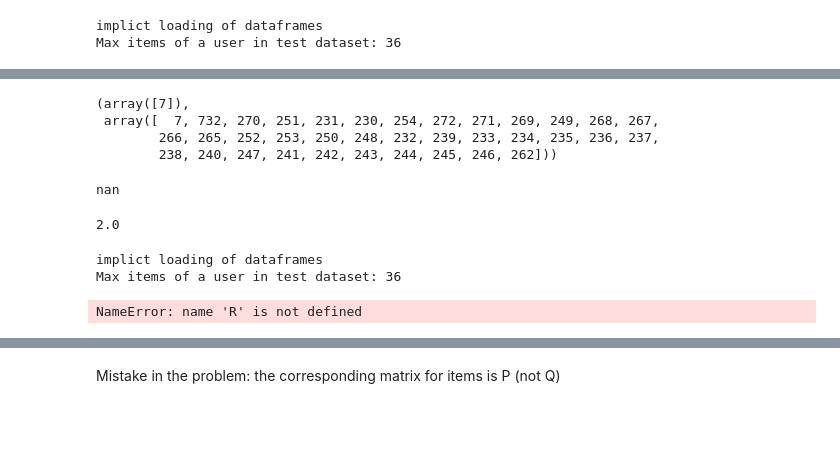
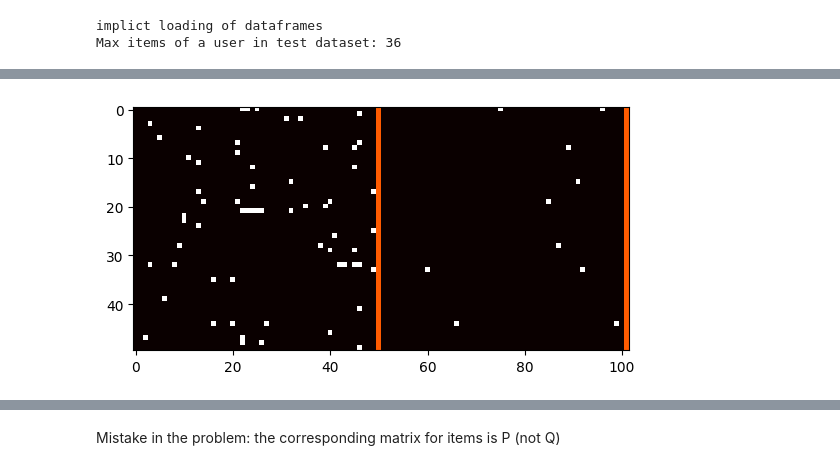
Before and after one commit to aeirya/information-retrieval-course, a Jupyter notebook: hw3/hw3_local.ipynb, the cells around one changed output, grey strips where cells are left out. Cells and saved outputs as stored; diff of their text form; code cells hidden in the pictures; blank space fills up the shorter version.

```diff
--- a/hw3/hw3_local.ipynb
+++ b/hw3/hw3_local.ipynb
@@ -96,23 +76,5 @@ S = topk(Rt, K)
-# %%
-u = 898
-golds[u], S[u]
-# %% [output]
-(array([7]),
- array([  7, 732, 270, 251, 231, 230, 254, 272, 271, 269, 249, 268, 267,
-        266, 265, 252, 253, 250, 248, 232, 239, 233, 234, 235, 236, 237,
-        238, 240, 247, 241, 242, 243, 244, 245, 246, 262]))
-# %%
-r[898]
-# %% [output]
-nan
-# %%
-Rt[868].sum()
-# %% [output]
-2.0
 # %%
 from util import heatmaps
-heatmaps([R, Rt])
+heatmaps([R[0:50, 0:50], Rt[0:50, 0:50]])
 # %% [output]
-implict loading of dataframes
-Max items of a user in test dataset: 36
-NameError: name 'R' is not defined
+[figure, added]
```
Also changed, not shown: parts of 17 cells of this notebook, 2 other files.
